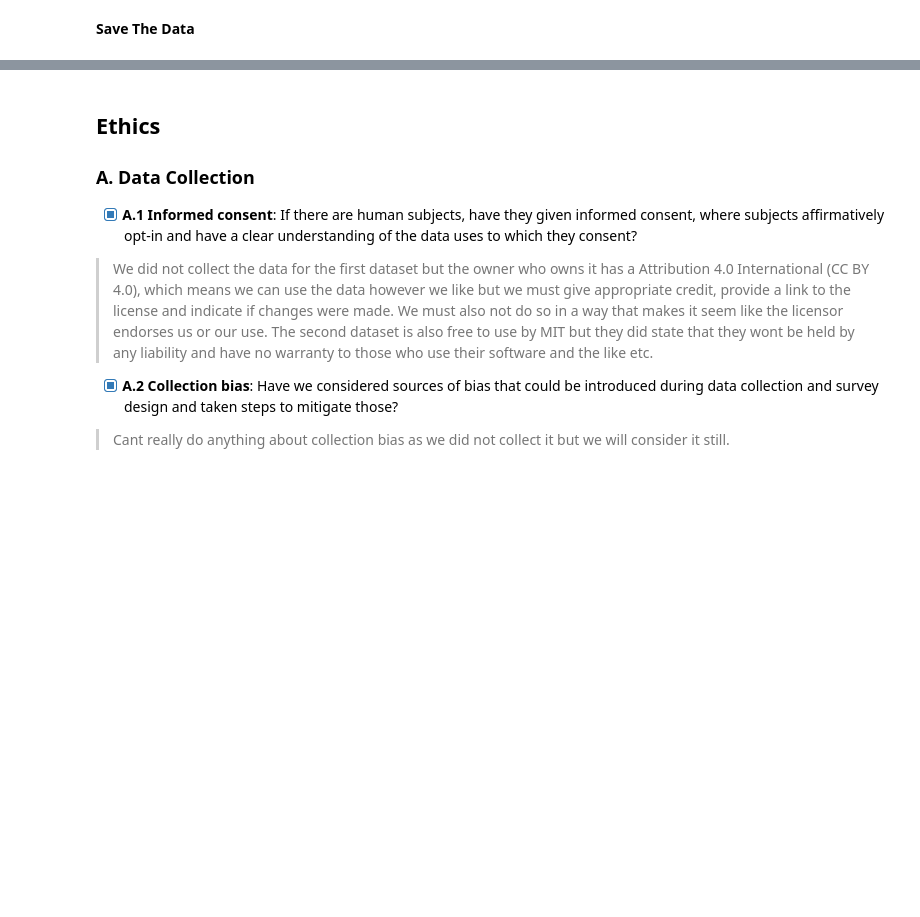
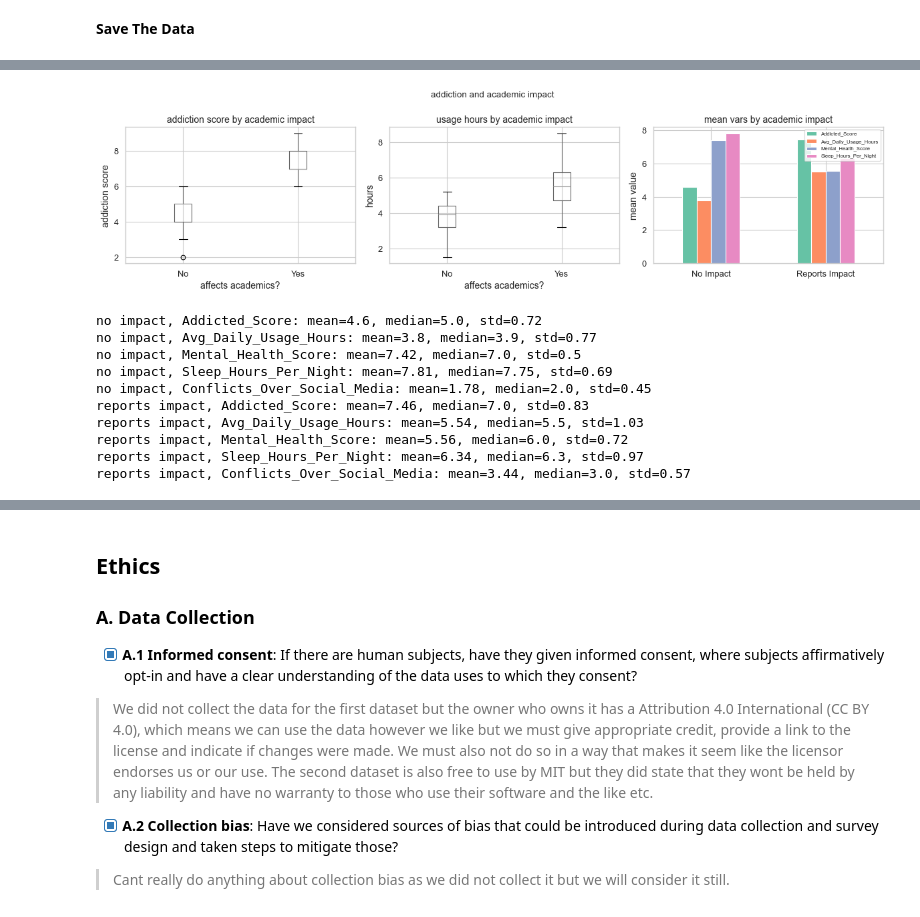
Before and after one commit to COGS108/Group151_WI26, a Jupyter notebook: 02-EDACheckpoint.ipynb, the cells around one changed output, grey strips where cells are left out. Saved outputs shown, nothing was run; the diff lists cells and outputs as text; code cells hidden in the pictures; blank space fills up the shorter version.

```diff
--- a/02-EDACheckpoint.ipynb
+++ b/02-EDACheckpoint.ipynb
@@ -1115,0 +1168,61 @@ Some more words and stuff.  Remember notebooks work best if you interleave the c
+# %%
+# now lets compare ppl who say SM affects their academics vs those who dont
+
+fig, axes = plt.subplots(1, 3, figsize=(15, 4))
+
+# making labels
+acad_labels = {1: 'Yes', 0: 'No'}
+df['Acad_Label'] = df['Affects_Academic_Performance'].map(acad_labels)
+
+#boxplot for addiction score split by academic impact
+df.boxplot(column='Addicted_Score', by='Acad_Label', ax=axes[0])
+axes[0].set_title('addiction score by academic impact')
+axes[0].set_xlabel('affects academics?')
+axes[0].set_ylabel('addiction score')
+
+# same thing but for usage hours
+df.boxplot(column='Avg_Daily_Usage_Hours', by='Acad_Label', ax=axes[1])
+axes[1].set_title('usage hours by academic impact')
+axes[1].set_xlabel('affects academics?')
+axes[1].set_ylabel('hours')
+
+# grouped bar chart comparing means
+grouped = df.groupby('Affects_Academic_Performance')[
+    ['Addicted_Score', 'Avg_Daily_Usage_Hours', 'Mental_Health_Score', 'Sleep_Hours_Per_Night']
+].mean()
+grouped.index = ['No Impact', 'Reports Impact']
+grouped.plot(kind='bar', ax=axes[2], rot=0)
+axes[2].set_title('mean vars by academic impact')
+axes[2].set_ylabel('mean value')
+axes[2].legend(fontsize=7)
+
+fig.suptitle('addiction and academic impact', fontsize=12)
+plt.tight_layout()
+plt.show()
+
+# printing out the actual numbers
+summary = df.groupby('Affects_Academic_Performance')[
+    ['Addicted_Score', 'Avg_Daily_Usage_Hours', 'Mental_Health_Score',
+     'Sleep_Hours_Per_Night', 'Conflicts_Over_Social_Media']
+].agg(['mean', 'median', 'std']).round(2)
+summary.index = ['no impact', 'reports impact']
+
+for group in summary.index:
+    for col in ['Addicted_Score', 'Avg_Daily_Usage_Hours', 'Mental_Health_Score',
+                'Sleep_Hours_Per_Night', 'Conflicts_Over_Social_Media']:
+        m = summary.loc[group, (col, 'mean')]
+        med = summary.loc[group, (col, 'median')]
+        s = summary.loc[group, (col, 'std')]
+        print(f'{group}, {col}: mean={m}, median={med}, std={s}')
+# %% [output]
+[figure, added]
+no impact, Addicted_Score: mean=4.6, median=5.0, std=0.72
+no impact, Avg_Daily_Usage_Hours: mean=3.8, median=3.9, std=0.77
+no impact, Mental_Health_Score: mean=7.42, median=7.0, std=0.5
+no impact, Sleep_Hours_Per_Night: mean=7.81, median=7.75, std=0.69
+no impact, Conflicts_Over_Social_Media: mean=1.78, median=2.0, std=0.45
+reports impact, Addicted_Score: mean=7.46, median=7.0, std=0.83
+reports impact, Avg_Daily_Usage_Hours: mean=5.54, median=5.5, std=1.03
+reports impact, Mental_Health_Score: mean=5.56, median=6.0, std=0.72
+reports impact, Sleep_Hours_Per_Night: mean=6.34, median=6.3, std=0.97
+reports impact, Conflicts_Over_Social_Media: mean=3.44, median=3.0, std=0.57
```
Also changed, not shown: parts of 20 cells of this notebook.
